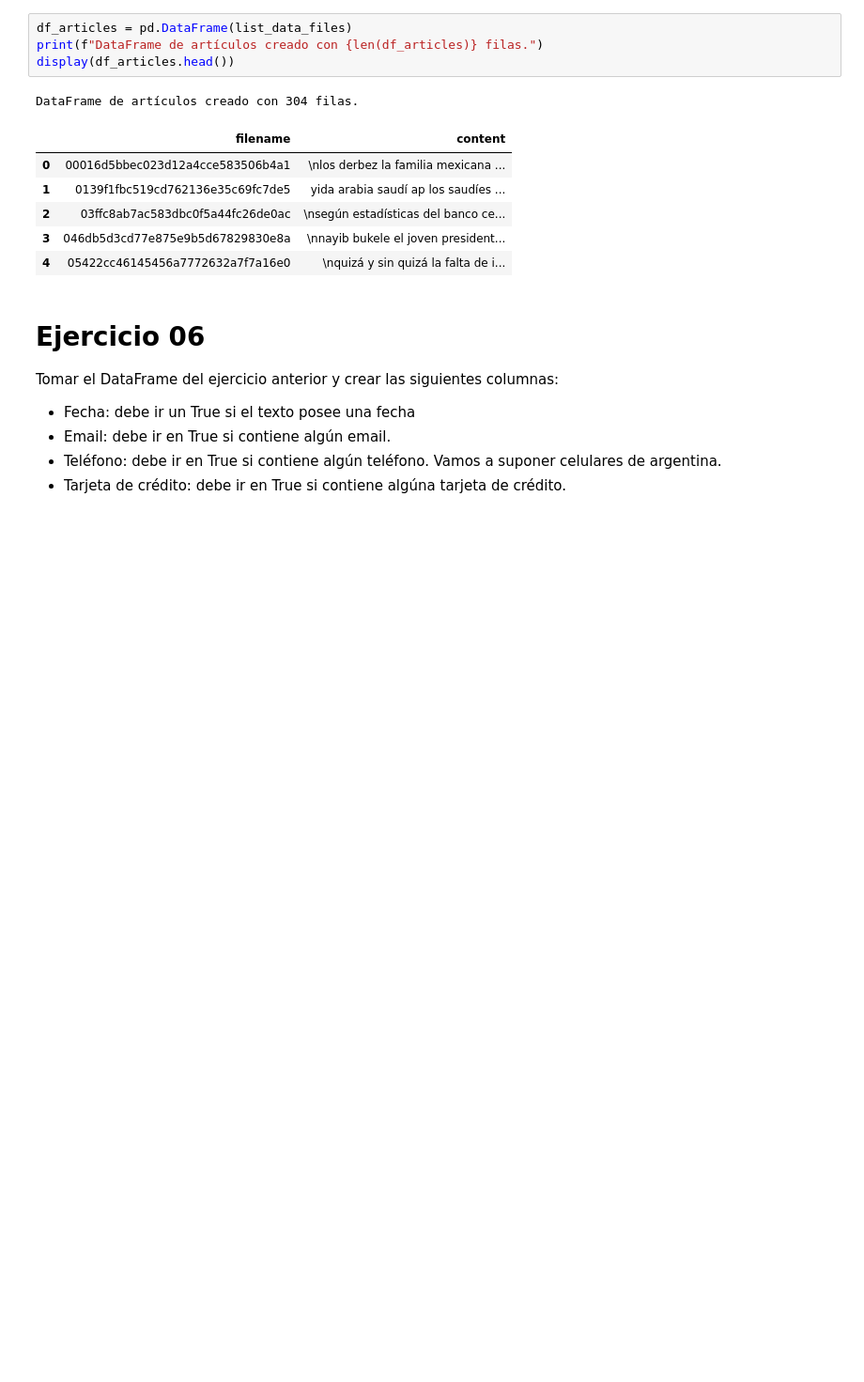
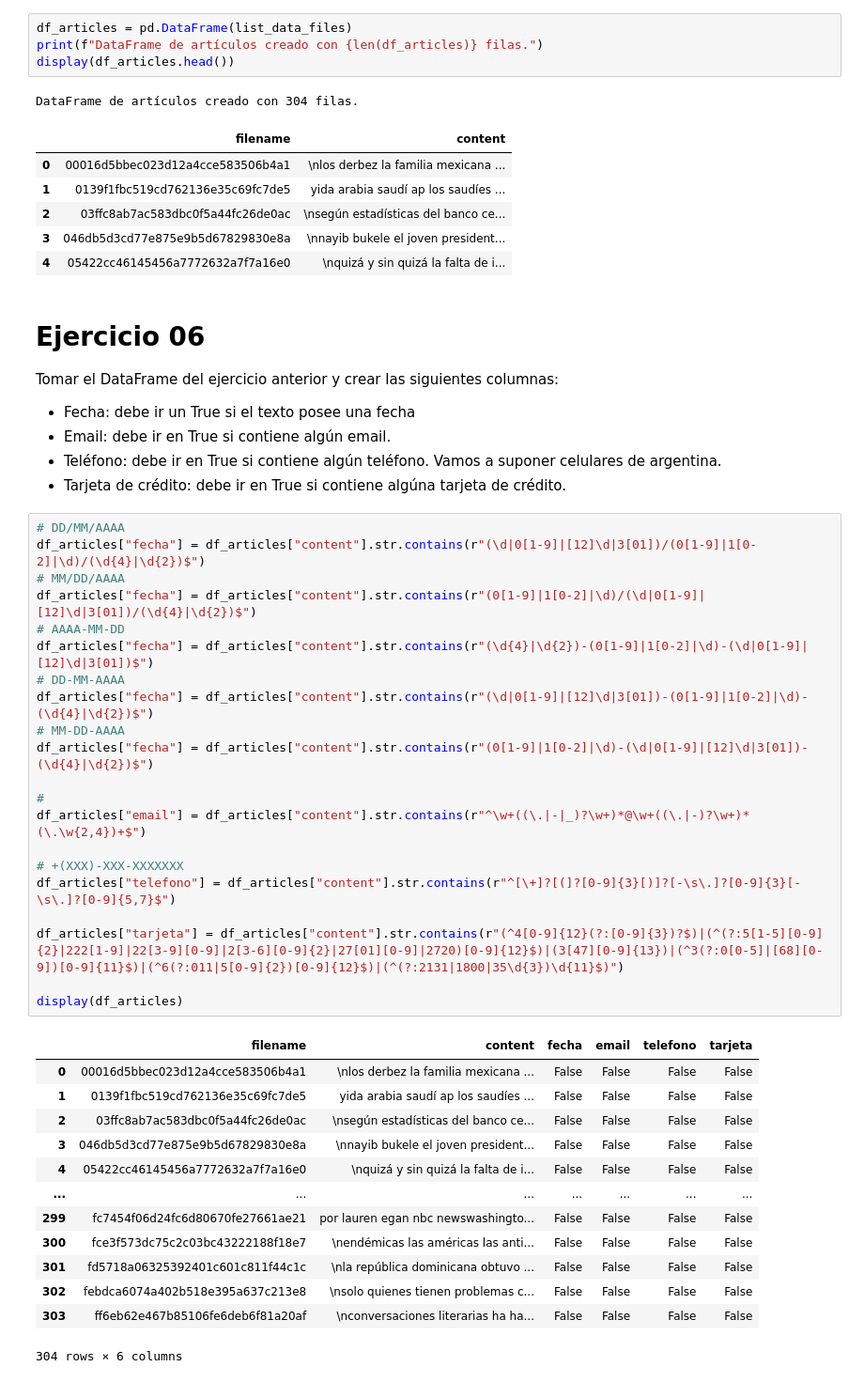
Before and after one commit to baubyte/HerramientasDeSoftwareParaElAnalisisDeDatos, a Jupyter notebook: Tema_5/Ejercicios/Semana_05_Practica_05.ipynb, the cells around one changed output. Shown at 94% size. Cells and saved outputs as stored; diff of their text form; blank space fills up the shorter version.

```diff
--- a/Tema_5/Ejercicios/Semana_05_Practica_05.ipynb
+++ b/Tema_5/Ejercicios/Semana_05_Practica_05.ipynb
@@ -266,3 +266,38 @@ Tomar el DataFrame del ejercicio anterior y crear las siguientes columnas:
 - Email: debe ir en True si contiene algún email.
 - Teléfono: debe ir en True si contiene algún teléfono. Vamos a suponer celulares de argentina.
 - Tarjeta de crédito: debe ir en True si contiene algúna tarjeta de crédito.
+# %%
+# DD/MM/AAAA
+df_articles["fecha"] = df_articles["content"].str.contains(r"(\d|0[1-9]|[12]\d|3[01])/(0[1-9]|1[0-2]|\d)/(\d{4}|\d{2})$")
+# MM/DD/AAAA
+df_articles["fecha"] = df_articles["content"].str.contains(r"(0[1-9]|1[0-2]|\d)/(\d|0[1-9]|[12]\d|3[01])/(\d{4}|\d{2})$")
+# AAAA-MM-DD
+df_articles["fecha"] = df_articles["content"].str.contains(r"(\d{4}|\d{2})-(0[1-9]|1[0-2]|\d)-(\d|0[1-9]|[12]\d|3[01])$")
+# DD-MM-AAAA
+df_articles["fecha"] = df_articles["content"].str.contains(r"(\d|0[1-9]|[12]\d|3[01])-(0[1-9]|1[0-2]|\d)-(\d{4}|\d{2})$")
+# MM-DD-AAAA
+df_articles["fecha"] = df_articles["content"].str.contains(r"(0[1-9]|1[0-2]|\d)-(\d|0[1-9]|[12]\d|3[01])-(\d{4}|\d{2})$")
+
+#
+df_articles["email"] = df_articles["content"].str.contains(r"^\w+((\.|-|_)?\w+)*@\w+((\.|-)?\w+)*(\.\w{2,4})+$")
+
+# +(XXX)-XXX-XXXXXXX
+df_articles["telefono"] = df_articles["content"].str.contains(r"^[\+]?[(]?[0-9]{3}[)]?[-\s\.]?[0-9]{3}[-\s\.]?[0-9]{5,7}$")
+
+df_articles["tarjeta"] = df_articles["content"].str.contains(r"(^4[0-9]{12}(?:[0-9]{3})?$)|(^(?:5[1-5][0-9]{2}|222[1-9]|22[3-9][0-9]|2[3-6][0-9]{2}|27[01][0-9]|2720)[0-9]{12}$)|(3[47][0-9]{13})|(^3(?:0[0-5]|[68][0-9])[0-9]{11}$)|(^6(?:011|5[0-9]{2})[0-9]{12}$)|(^(?:2131|1800|35\d{3})\d{11}$)")
+
+display(df_articles)
+# %% [output]
+|  | filename | content | fecha | email | telefono | tarjeta |
+| 0 | 00016d5bbec023d12a4cce583506b4a1 | \nlos derbez la familia mexicana ... | False | False | False | False |
+| 1 | 0139f1fbc519cd762136e35c69fc7de5 | yida arabia saudí ap los saudíes ... | False | False | False | False |
+| 2 | 03ffc8ab7ac583dbc0f5a44fc26de0ac | \nsegún estadísticas del banco ce... | False | False | False | False |
+| 3 | 046db5d3cd77e875e9b5d67829830e8a | \nnayib bukele el joven president... | False | False | False | False |
+| 4 | 05422cc46145456a7772632a7f7a16e0 | \nquizá y sin quizá la falta de i... | False | False | False | False |
+| ... | ... | ... | ... | ... | ... | ... |
+| 299 | fc7454f06d24fc6d80670fe27661ae21 | por lauren egan nbc newswashingto... | False | False | False | False |
+| 300 | fce3f573dc75c2c03bc43222188f18e7 | \nendémicas las américas las anti... | False | False | False | False |
+| 301 | fd5718a06325392401c601c811f44c1c | \nla república dominicana obtuvo ... | False | False | False | False |
+| 302 | febdca6074a402b518e395a637c213e8 | \nsolo quienes tienen problemas c... | False | False | False | False |
+| 303 | ff6eb62e467b85106fe6deb6f81a20af | \nconversaciones literarias ha ha... | False | False | False | False |
+304 rows × 6 columns
```
